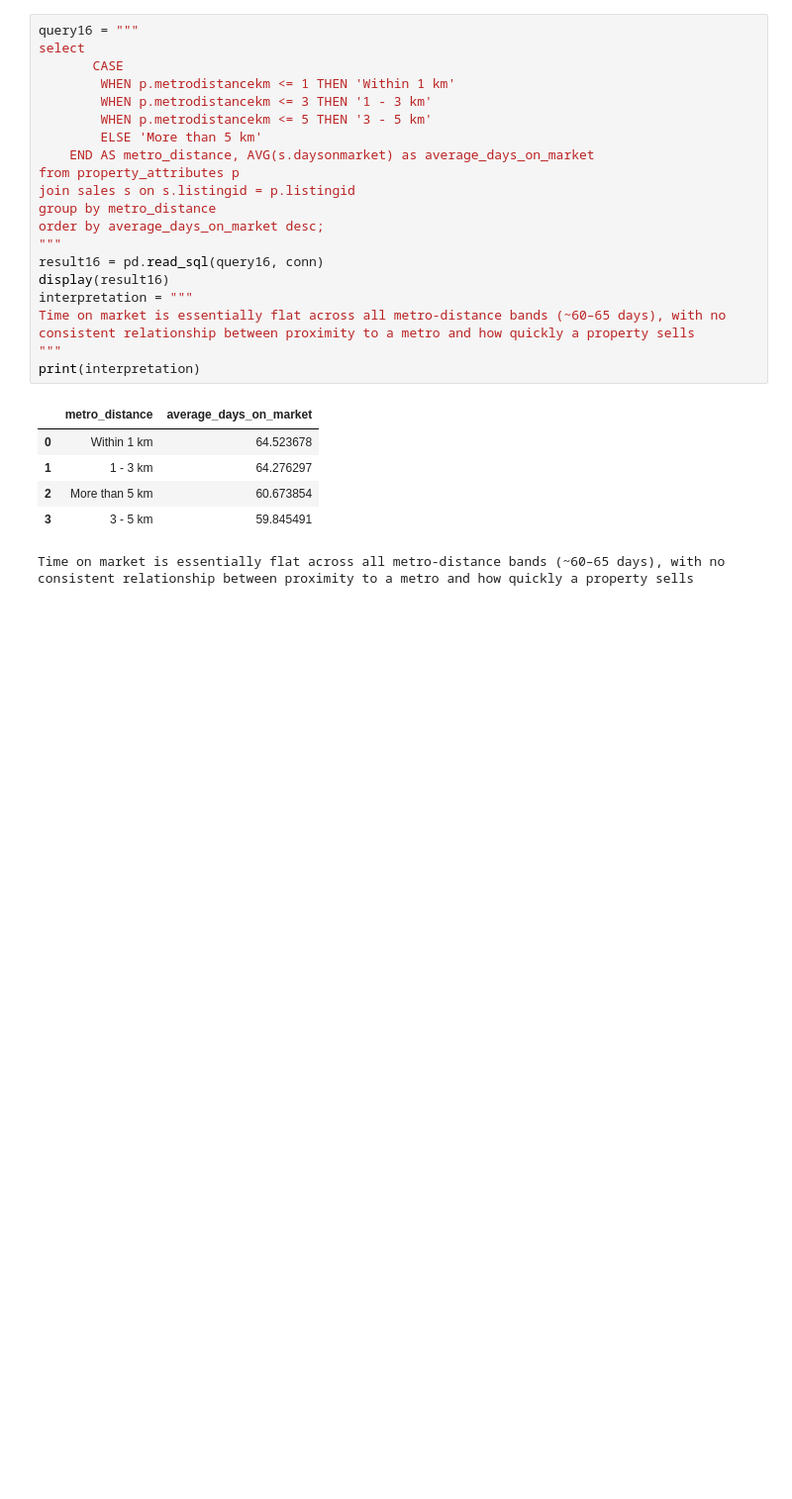
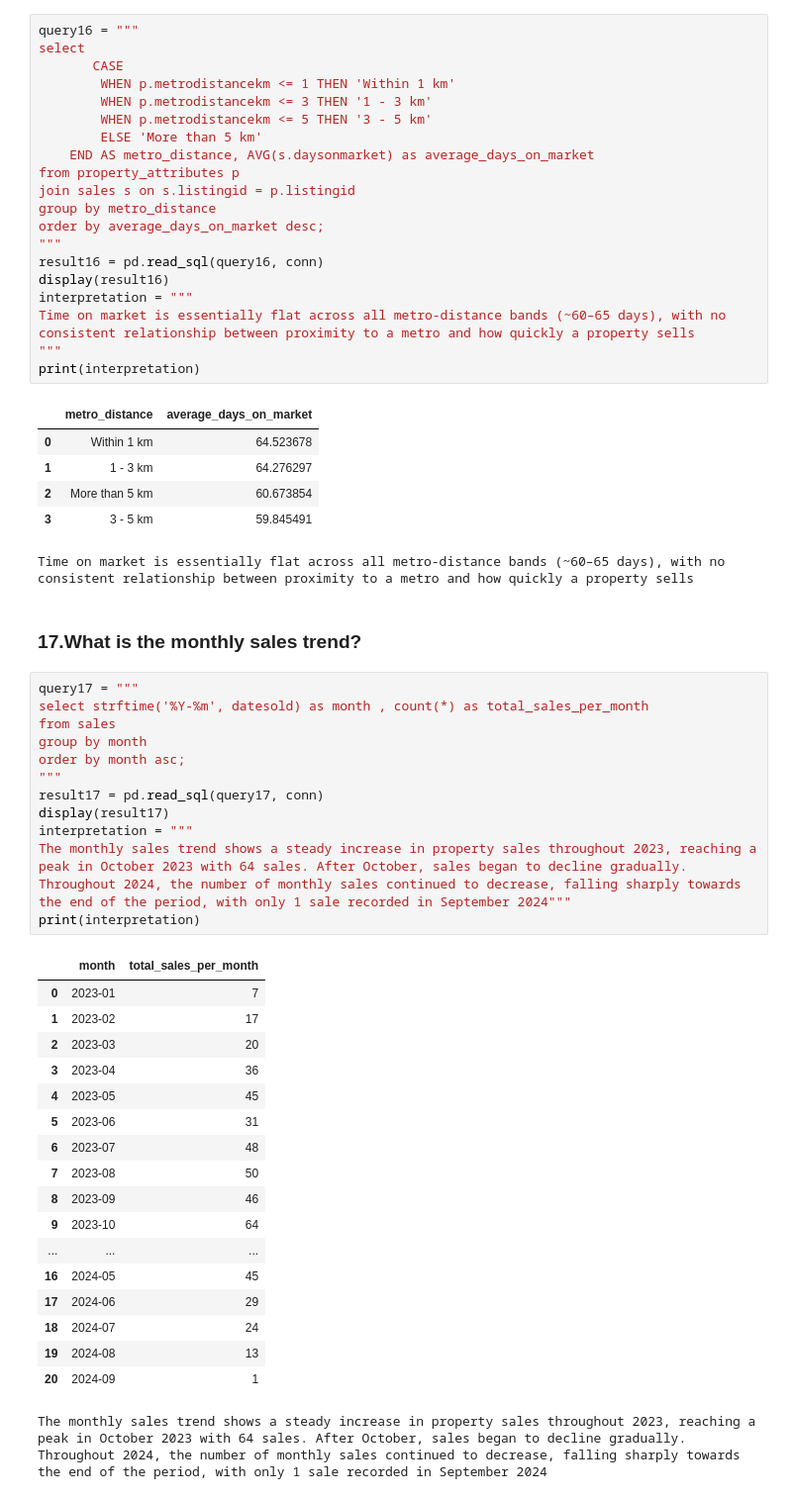
Before and after one commit to mukundnaramesh2605/guvi-python-sql-pandas-project-1, a Jupyter notebook: project.ipynb, the cells around one changed output. Shown at 99% size. Saved outputs shown, nothing was run; the diff lists cells and outputs as text; blank space fills up the shorter version.

```diff
--- a/project.ipynb
+++ b/project.ipynb
@@ -924,3 +924,38 @@ print(interpretation)
 | 2 | More than 5 km | 60.673854 |
 | 3 | 3 - 5 km | 59.845491 |
 Time on market is essentially flat across all metro-distance bands (~60–65 days), with no consistent relationship between proximity to a metro and how quickly a property sells
+# %% [markdown]
+### 17.What is the monthly sales trend?
+# %%
+query17 = """
+select strftime('%Y-%m', datesold) as month , count(*) as total_sales_per_month
+from sales
+group by month
+order by month asc;
+"""
+result17 = pd.read_sql(query17, conn)
+display(result17)
+interpretation = """
+The monthly sales trend shows a steady increase in property sales throughout 2023, reaching a peak in October 2023 with 64 sales. After October, sales began to decline gradually.
+Throughout 2024, the number of monthly sales continued to decrease, falling sharply towards the end of the period, with only 1 sale recorded in September 2024"""
+print(interpretation)
+# %% [output]
+|  | month | total_sales_per_month |
+| 0 | 2023-01 | 7 |
+| 1 | 2023-02 | 17 |
+| 2 | 2023-03 | 20 |
+| 3 | 2023-04 | 36 |
+| 4 | 2023-05 | 45 |
+| 5 | 2023-06 | 31 |
+| 6 | 2023-07 | 48 |
+| 7 | 2023-08 | 50 |
+| 8 | 2023-09 | 46 |
+| 9 | 2023-10 | 64 |
+| ... | ... | ... |
+| 16 | 2024-05 | 45 |
+| 17 | 2024-06 | 29 |
+| 18 | 2024-07 | 24 |
+| 19 | 2024-08 | 13 |
+| 20 | 2024-09 | 1 |
+The monthly sales trend shows a steady increase in property sales throughout 2023, reaching a peak in October 2023 with 64 sales. After October, sales began to decline gradually.
+Throughout 2024, the number of monthly sales continued to decrease, falling sharply towards the end of the period, with only 1 sale recorded in September 2024
```
Also changed, not shown: parts of 3 cells of this notebook.
